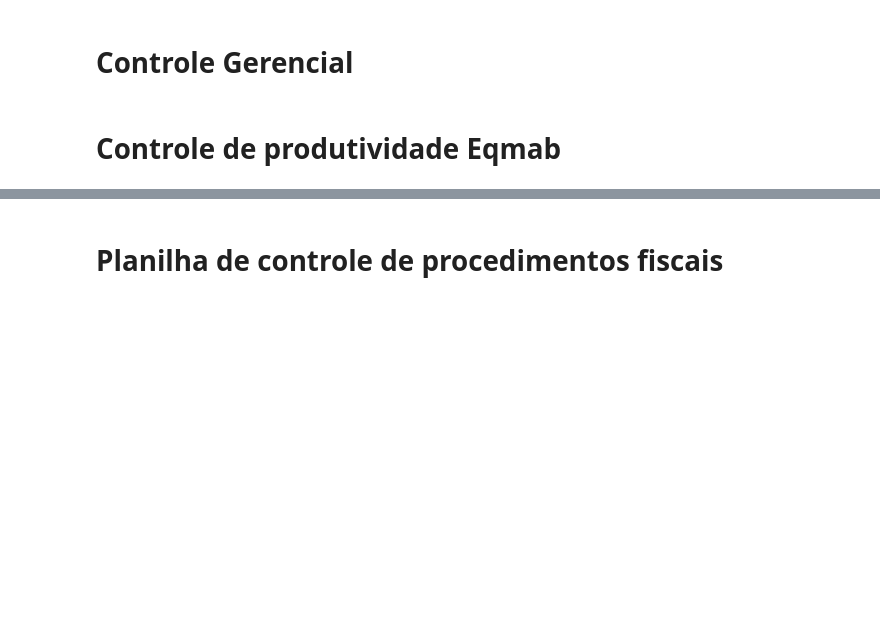
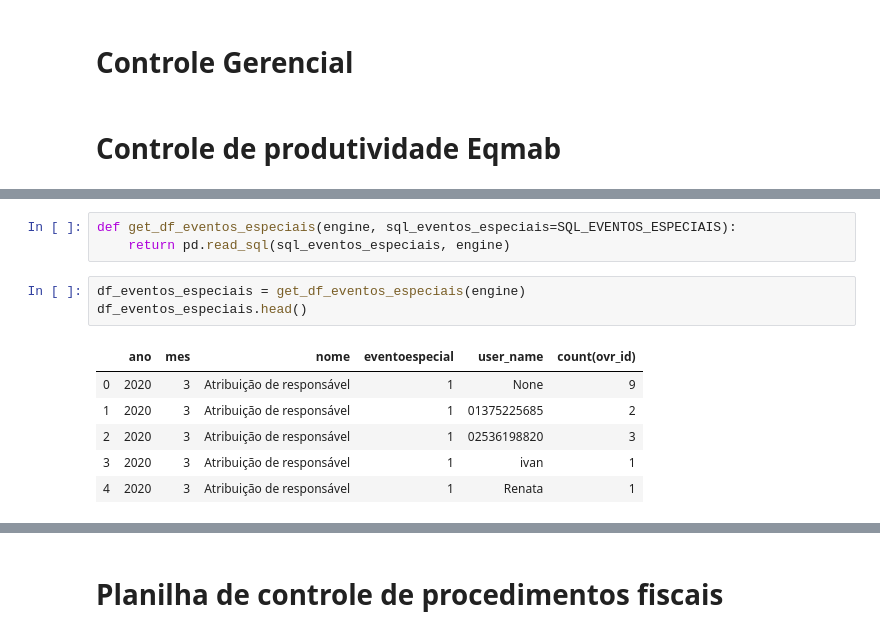
Before and after one commit to IvanBrasilico/bhadrasana2, a Jupyter notebook: notebooks/Explora Dados - relatorios gerenciais.ipynb, the cells around one changed output, grey strips where cells are left out. Saved outputs shown, nothing was run; the diff lists cells and outputs as text; blank space fills up the shorter version.

```diff
--- a/notebooks/Explora Dados - relatorios gerenciais.ipynb
+++ b/notebooks/Explora Dados - relatorios gerenciais.ipynb
@@ -20,0 +30,13 @@ engine = create_engine(SQL_URI)
+# %%
+def get_df_eventos_especiais(engine, sql_eventos_especiais=SQL_EVENTOS_ESPECIAIS):
+    return pd.read_sql(sql_eventos_especiais, engine)
+# %%
+df_eventos_especiais = get_df_eventos_especiais(engine)
+df_eventos_especiais.head()
+# %% [output]
+|  | ano | mes | nome | eventoespecial | user_name | count(ovr_id) |
+| 0 | 2020 | 3 | Atribuição de responsável | 1 | None | 9 |
+| 1 | 2020 | 3 | Atribuição de responsável | 1 | 01375225685 | 2 |
+| 2 | 2020 | 3 | Atribuição de responsável | 1 | 02536198820 | 3 |
+| 3 | 2020 | 3 | Atribuição de responsável | 1 | ivan | 1 |
+| 4 | 2020 | 3 | Atribuição de responsável | 1 | Renata | 1 |
```
Also changed, not shown: parts of 2 cells of this notebook, 1 other file.
